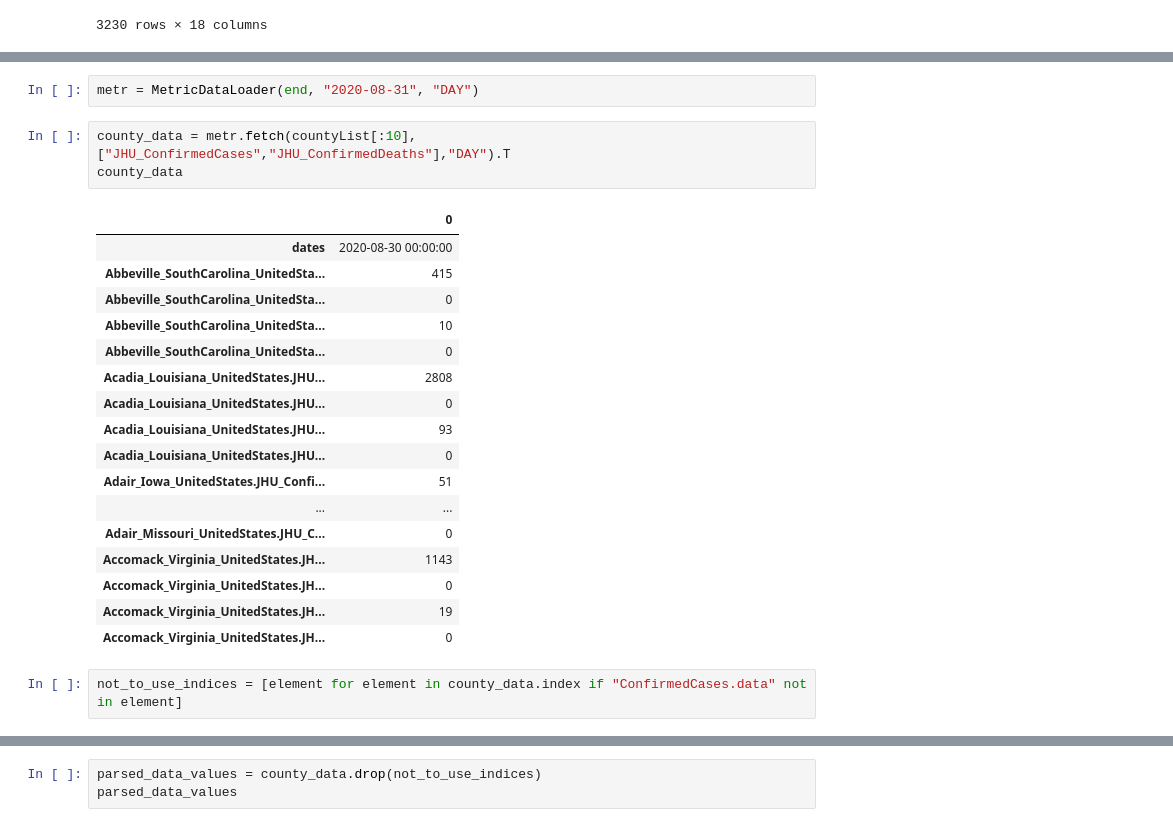
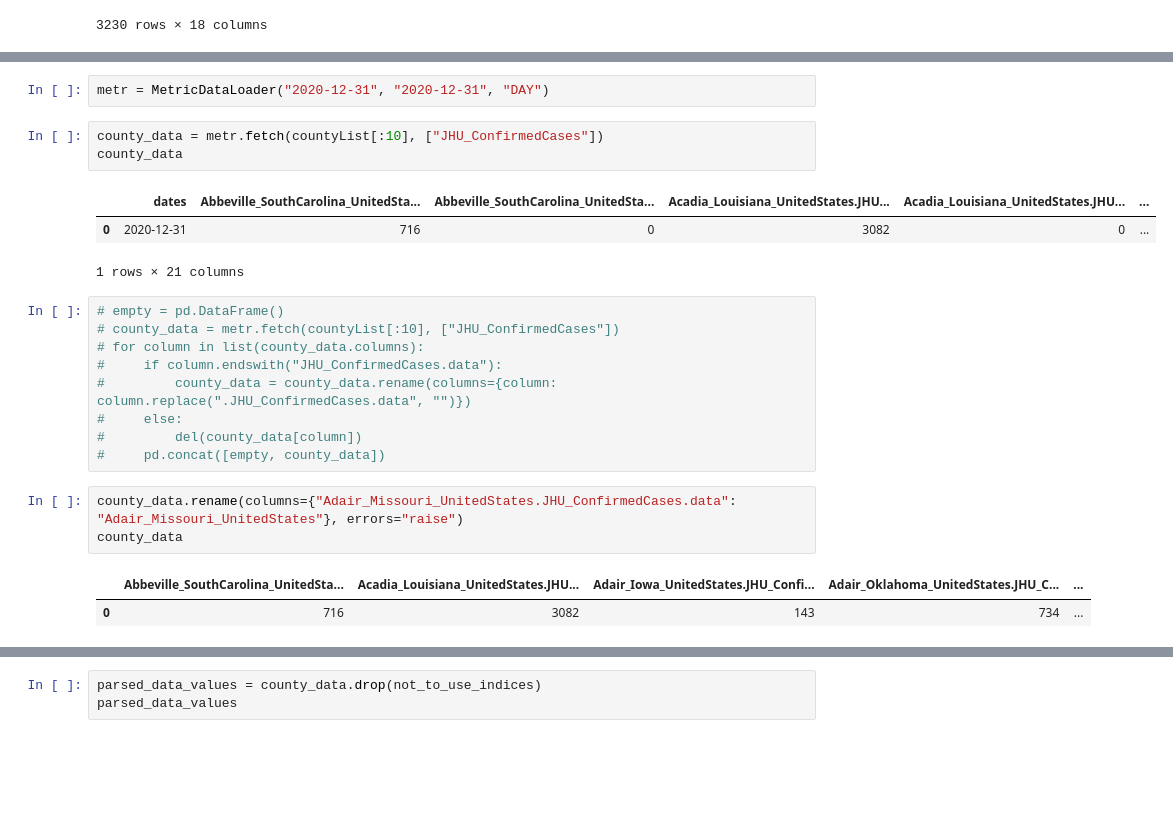
Before and after one commit to CannyLab/c3ai-covidchallenge, a Jupyter notebook: C3AIPlayground.ipynb, the cells around one changed output, grey strips where cells are left out. Saved outputs shown, nothing was run; the diff lists cells and outputs as text; blank space fills up the shorter version.

```diff
--- a/C3AIPlayground.ipynb
+++ b/C3AIPlayground.ipynb
@@ -119,25 +110,24 @@ print(end)
 # %%
-metr = MetricDataLoader(end, "2020-08-31", "DAY")
+metr = MetricDataLoader("2020-12-31", "2020-12-31", "DAY")
 # %%
-county_data = metr.fetch(countyList[:10], ["JHU_ConfirmedCases","JHU_ConfirmedDeaths"],"DAY").T
+county_data = metr.fetch(countyList[:10], ["JHU_ConfirmedCases"])
 county_data
 # %% [output]
-|  | 0 |
-| dates | 2020-08-30 00:00:00 |
-| Abbeville_SouthCarolina_UnitedSta... | 415 |
-| Abbeville_SouthCarolina_UnitedSta... | 0 |
-| Abbeville_SouthCarolina_UnitedSta... | 10 |
-| Abbeville_SouthCarolina_UnitedSta... | 0 |
-| Acadia_Louisiana_UnitedStates.JHU... | 2808 |
-| Acadia_Louisiana_UnitedStates.JHU... | 0 |
-| Acadia_Louisiana_UnitedStates.JHU... | 93 |
-| Acadia_Louisiana_UnitedStates.JHU... | 0 |
-| Adair_Iowa_UnitedStates.JHU_Confi... | 51 |
-| ... | ... |
-| Adair_Missouri_UnitedStates.JHU_C... | 0 |
-| Accomack_Virginia_UnitedStates.JH... | 1143 |
-| Accomack_Virginia_UnitedStates.JH... | 0 |
-| Accomack_Virginia_UnitedStates.JH... | 19 |
-| Accomack_Virginia_UnitedStates.JH... | 0 |
+|  | dates | Abbeville_SouthCarolina_UnitedSta... | Abbeville_SouthCarolina_UnitedSta... | Acadia_Louisiana_UnitedStates.JHU... | Acadia_Louisiana_UnitedStates.JHU... | ... |
+| 0 | 2020-12-31 | 716 | 0 | 3082 | 0 | ... |
+1 rows × 21 columns
-# %%
-not_to_use_indices = [element for element in county_data.index if "ConfirmedCases.data" not in element]
+# %%
+# empty = pd.DataFrame()
+# county_data = metr.fetch(countyList[:10], ["JHU_ConfirmedCases"])
+# for column in list(county_data.columns):
+#     if column.endswith("JHU_ConfirmedCases.data"):
+#         county_data = county_data.rename(columns={column: column.replace(".JHU_ConfirmedCases.data", "")})
+#     else:
+#         del(county_data[column])
+#     pd.concat([empty, county_data])
+# %%
+county_data.rename(columns={"Adair_Missouri_UnitedStates.JHU_ConfirmedCases.data": "Adair_Missouri_UnitedStates"}, errors="raise")
+county_data
+# %% [output]
+|  | Abbeville_SouthCarolina_UnitedSta... | Acadia_Louisiana_UnitedStates.JHU... | Adair_Iowa_UnitedStates.JHU_Confi... | Adair_Oklahoma_UnitedStates.JHU_C... | ... |
+| 0 | 716 | 3082 | 143 | 734 | ... |
```
Also changed, not shown: parts of 6 cells of this notebook, 2 other files.
